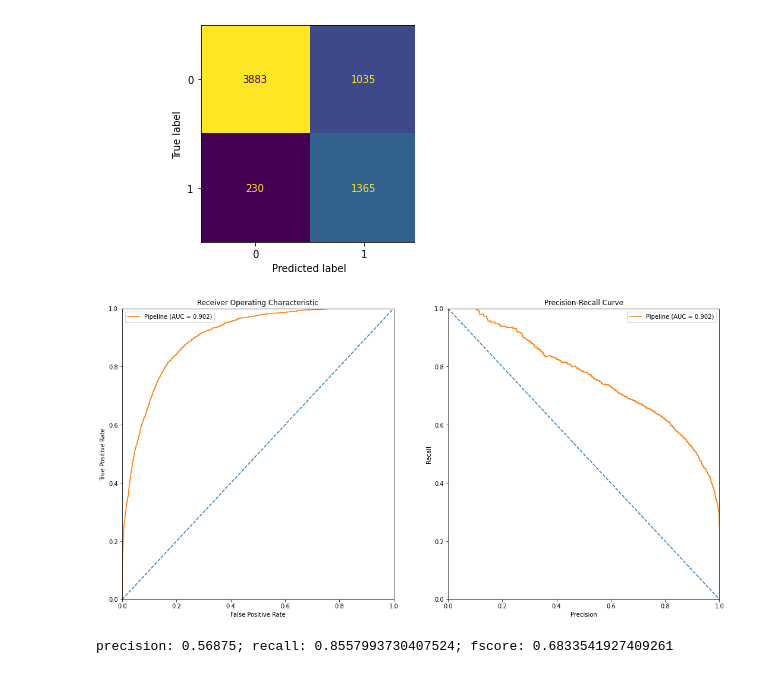
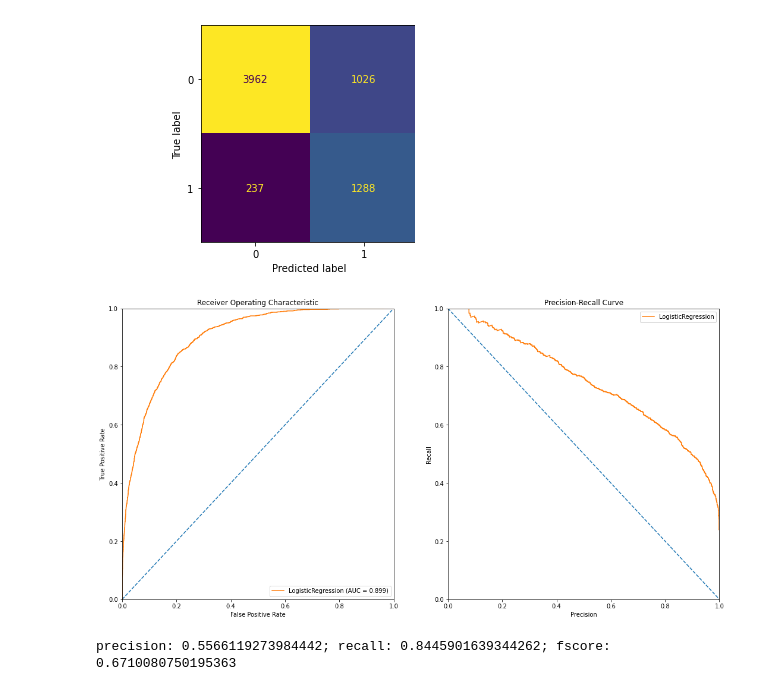
Before and after one commit to davideanastasia/data-science-e2e, a Jupyter notebook: notebooks/02__modelling.ipynb, the cells around one changed output. Saved outputs shown, nothing was run; the diff lists cells and outputs as text; code cells hidden in the pictures.

Commit message:
Add trainer for feature importance calculation

```diff
--- a/notebooks/02__modelling.ipynb
+++ b/notebooks/02__modelling.ipynb
@@ -82,0 +82,11 @@ Pipeline(steps=[('featureunion',
+# %%
+X_train_tr = preprocessor_1.fit_transform(X_train)
+X_test_tr = preprocessor_1.transform(X_test)
+X_test_tr = preprocessor_1.transform(X_test)
+# %%
+X_train_tr = preprocessor_2.fit_transform(X_train_tr)
+X_test_tr = preprocessor_2.transform(X_test_tr)
+# %%
+clf.fit(X_train_tr, y_train)
+
+print("model score: %.3f" % clf.score(X_test_tr, y_test))
@@ -83,6 +95,4 @@ Pipeline(steps=[('featureunion',
 # %%
-X_train, X_test, y_train, y_test = train_test_split(X, y, test_size=0.2)
-
-clf.fit(X_train, y_train)
-print("model score: %.3f" % clf.score(X_test, y_test))
+clf.fit(X_train_tr, y_train)
+# print("model score: %.3f" % clf.score(X_test, y_test))
 # %% [output]
@@ -95,14 +106,14 @@ cm_display = ConfusionMatrixDisplay(cm).plot()
 # %% [output]
 [figure]
 # %%
-fig = plot_roc_pr_curves(clf, X_test, y_test)
+fig = plot_roc_pr_curves(clf, X_test_tr, y_test)
 # %% [output]
-[figure, old version]
+[figure, new version]
 # %%
-y_pred = clf.predict(X_test)
+y_pred = clf.predict(X_test_tr)
 
 precision, recall, fscore, support = precision_recall_fscore_support(y_test, y_pred, average='binary')
 
 print(f'precision: {precision}; recall: {recall}; fscore: {fscore}')
 # %% [output]
-precision: 0.56875; recall: 0.8557993730407524; fscore: 0.6833541927409261
+precision: 0.5566119273984442; recall: 0.8445901639344262; fscore: 0.6710080750195363
```
Also changed, not shown: parts of 13 cells of this notebook, 11 other files.
